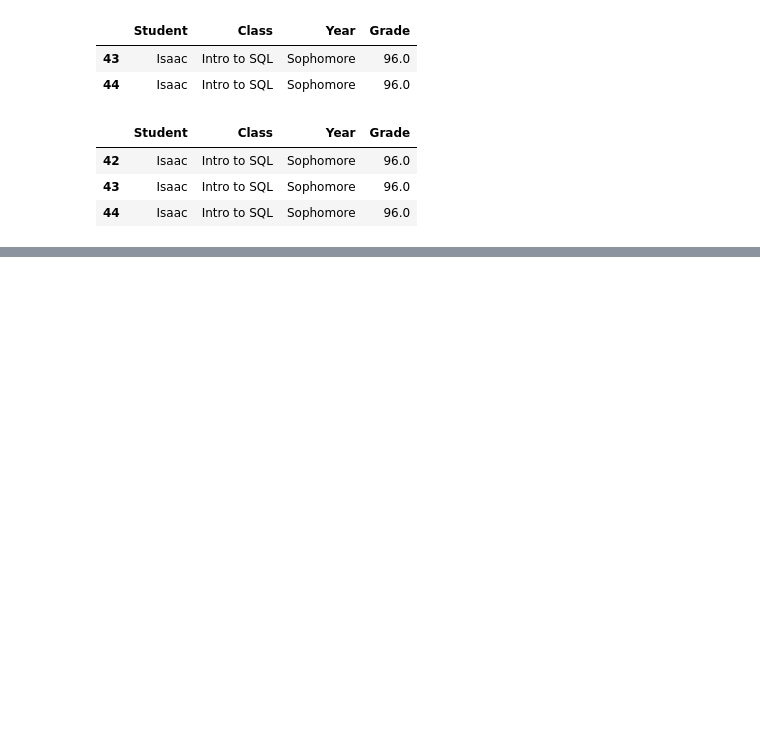
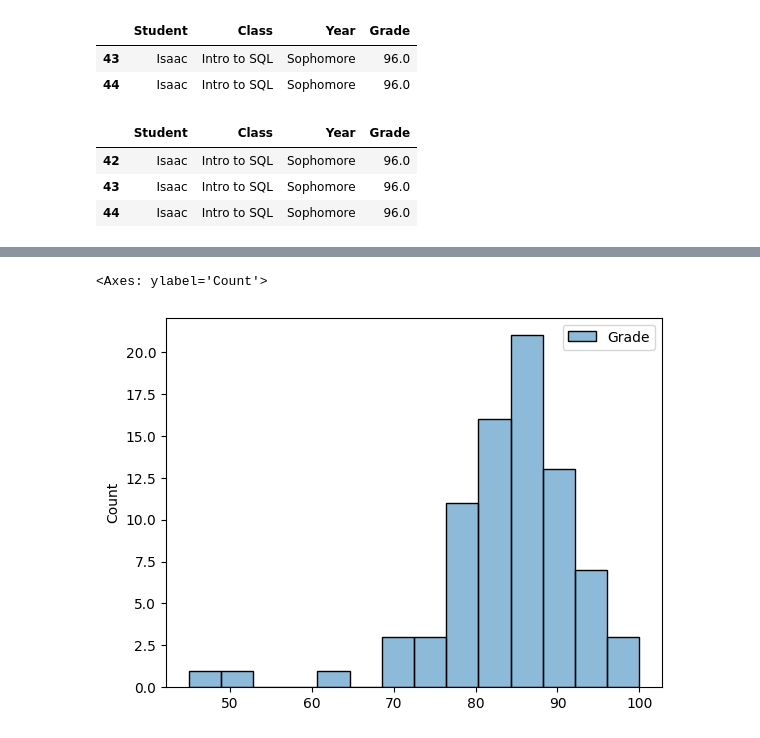
Before and after one commit to souparnabose99/data-science-360, a Jupyter notebook: exploratory-data-analysis/Code/data-cleaning/duplicates-and-outliers.ipynb, the cells around one changed output, grey strips where cells are left out. Cells and saved outputs as stored; diff of their text form; code cells hidden in the pictures; blank space fills up the shorter version.

```diff
--- a/exploratory-data-analysis/Code/data-cleaning/duplicates-and-outliers.ipynb
+++ b/exploratory-data-analysis/Code/data-cleaning/duplicates-and-outliers.ipynb
@@ -45,0 +129,5 @@ df[df.duplicated(keep=False)]
+# %%
+sns.histplot(df)
+# %% [output]
+<Axes: ylabel='Count'>
+[figure, added]
```
Also changed, not shown: parts of 15 cells of this notebook.
